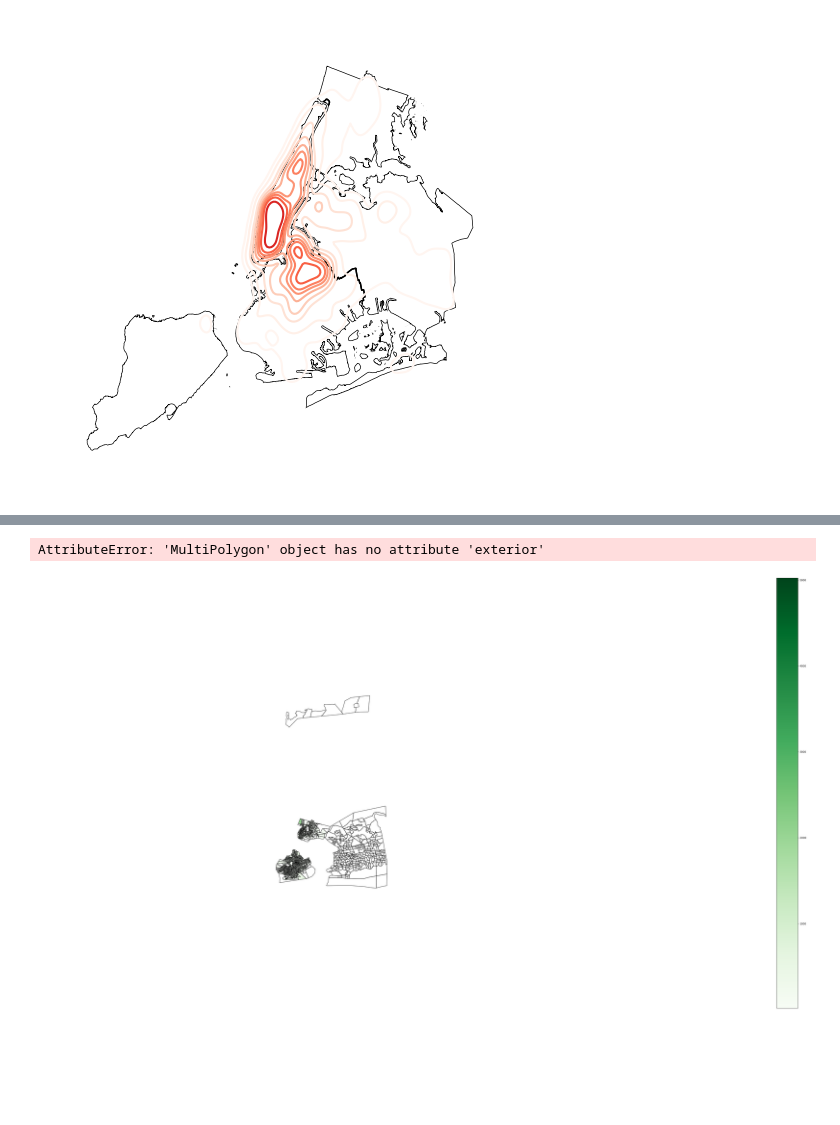
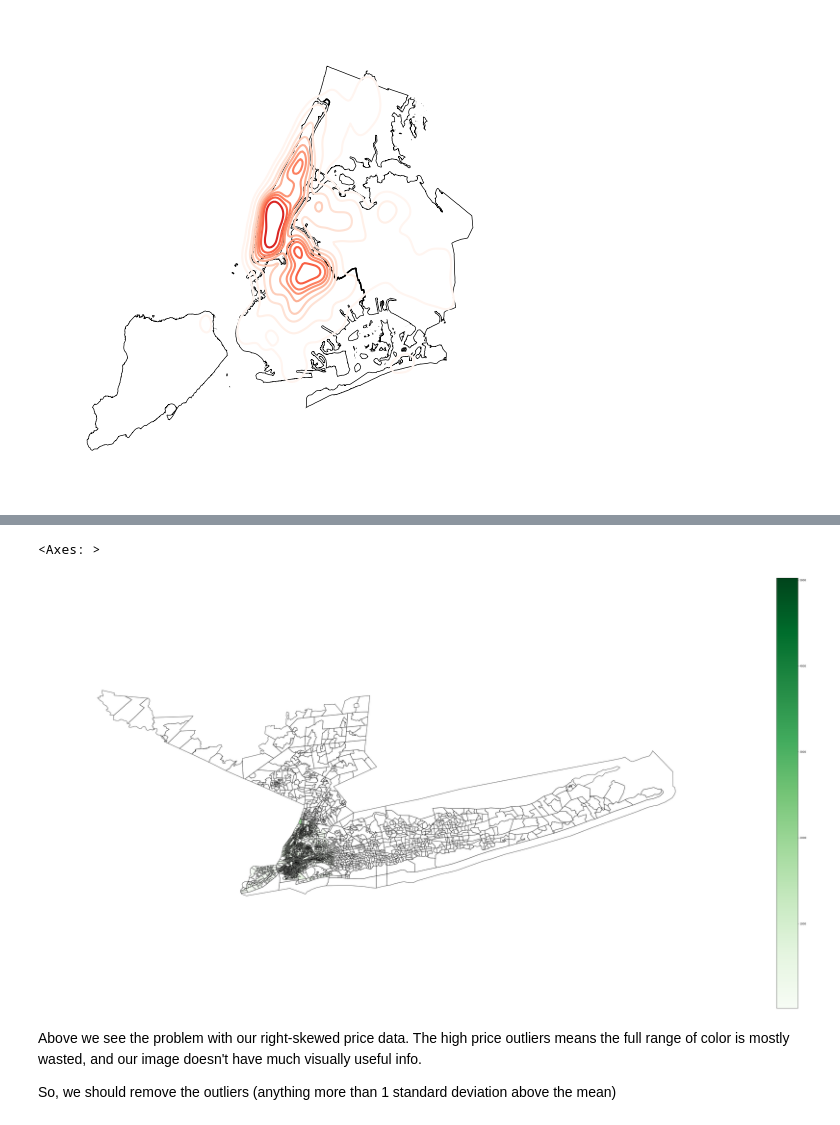
Before and after one commit to domoench/geospatial, a Jupyter notebook: AirBnB Listings EDA/AirBnB Listings EDA.ipynb, the cells around one changed output, grey strips where cells are left out. Drawn from its saved outputs; the diff is of its cells as text; code cells hidden in the pictures; blank space fills up the shorter version.

Commit message:
Display a cloropleth representation of price.

```diff
--- a/AirBnB Listings EDA/AirBnB Listings EDA.ipynb
+++ b/AirBnB Listings EDA/AirBnB Listings EDA.ipynb
@@ -83,4 +84,3 @@ gplt.polyplot(boroughs, ax=ax, zorder=1)
 # %%
 NY_tracts_path = "https://www2.census.gov/geo/tiger/TIGER2021/TRACT/tl_2021_36_tract.zip"
-NY_Tracts = gpd.read_file(NY_tracts_path)
-NY_Tracts.to_crs(4326)
+NY_Tracts = gpd.read_file(NY_tracts_path).to_crs(4326)
@@ -118,12 +113,17 @@ NY_Tracts_sj = NY_Tracts_sj[['GEOID','price','geometry']]
 
 # Reduce to mean price per bin
 NY_Tracts_Agg = NY_Tracts_sj.dissolve(by='GEOID', aggfunc='mean')
+# %%
+NY_Tracts_Agg.head()
+# Remove MultiPolygon rows that break choropleth
+multipolygon_mask = NY_Tracts_Agg['geometry'].apply(lambda x: x.geom_type != 'MultiPolygon')
+NY_Tracts_Agg = NY_Tracts_Agg[multipolygon_mask]
 # %%
-#NY_Tracts_Agg.head()
-gplt.choropleth(NY_Tracts_Agg, hue="price", cmap="Greens", figsize=(60,30), legend=True)
-
-# TODO: Deal with multipolygon error by finding which geometries are multipolygons
-# and 'exploding' them into polygons
+gplt.choropleth(NY_Tracts_Agg, hue="price", cmap="Greens", legend=True, figsize=(60,30))
 # %% [output]
-AttributeError: 'MultiPolygon' object has no attribute 'exterior'
+<Axes: >
-[figure, old version]
+[figure, new version]
+# %% [markdown]
+Above we see the problem with our right-skewed price data. The high price outliers means the full range of color is mostly wasted, and our image doesn't have much visually useful info.
+
+So, we should remove the outliers (anything more than 1 standard deviation above the mean)
```
Also changed, not shown: parts of 6 cells of this notebook.
